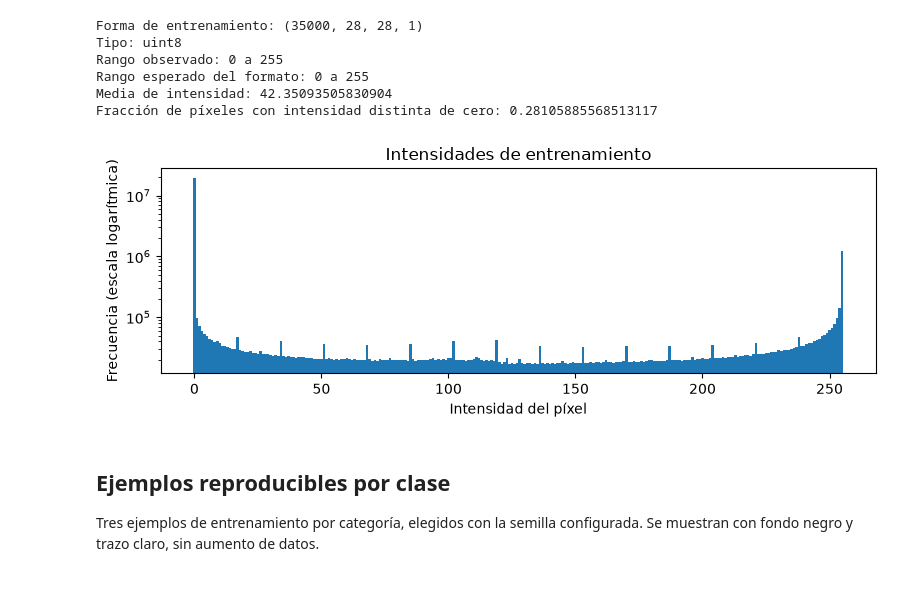
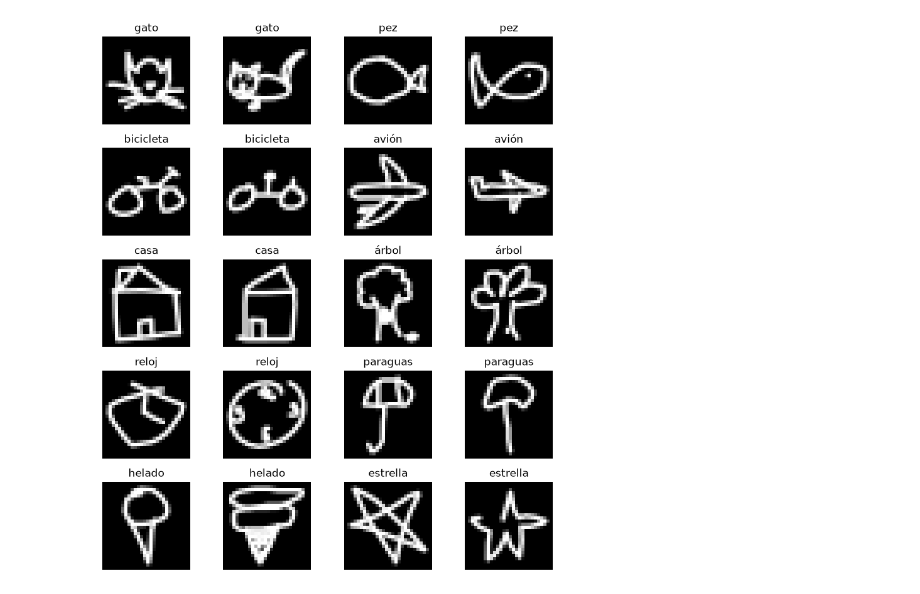
Before and after one commit to SebastianOso/proyecto-deep-learning, a Jupyter notebook: eda.ipynb, the cells around one changed output. Cells and saved outputs as stored; diff of their text form; code cells hidden in the pictures.

```diff
--- a/eda.ipynb
+++ b/eda.ipynb
@@ -3,16 +5,12 @@
 # %%
 %matplotlib inline
-from pathlib import Path
 import numpy as np
 import matplotlib.pyplot as plt
-from IPython.display import display
+from etl import cargar_datos
+from quickdraw_config import CLASES_ES
 
-from etl import cargar_datos, comprobar_sin_fugas, ruta_particiones
-from quickdraw_config import CLASES_ES, leer_json
-
-# Los mismos valores predeterminados que el entrenamiento.
-POR_CLASE = 5000
-SEMILLA = 42
-PRUEBA_CORTA = False
-RAIZ = Path.cwd()  # Ejecutar desde la raíz del repo.
+datos = cargar_datos()
+x_train, y_train = datos['x_train'], datos['y_train']
+x_val, y_val = datos['x_val'], datos['y_val']
+x_test, y_test = datos['x_test'], datos['y_test']
 # %% [markdown]
@@ -107,32 +96,15 @@ Las estadísticas de píxeles y los ejemplos usan exclusivamente entrenamiento.
 # %%
-x_train = datos['x_train']
-print('Forma de entrenamiento:', x_train.shape)
-print('Tipo:', x_train.dtype)
-print('Rango observado:', int(x_train.min()), 'a', int(x_train.max()))
-print('Rango esperado del formato: 0 a 255')
-print('Media de intensidad:', float(x_train.mean()))
-print('Fracción de píxeles con intensidad distinta de cero:',
-      float(np.count_nonzero(x_train) / x_train.size))
-
-fig, ax = plt.subplots(figsize=(8, 3))
-frecuencias = np.bincount(x_train.ravel(), minlength=256)
-ax.bar(np.arange(256), frecuencias, width=1)
-ax.set_yscale('log')
-ax.set_xlabel('Intensidad del píxel')
-ax.set_ylabel('Frecuencia (escala logarítmica)')
-ax.set_title('Intensidades de entrenamiento')
-fig.tight_layout()
-display(fig)
-plt.close(fig)
+rng = np.random.default_rng(42)
+fig, ejes = plt.subplots(5, 4, figsize=(8, 9))
+for clase, nombre in enumerate(CLASES_ES):
+    indices = np.flatnonzero(y_train == clase)
+    elegidos = rng.choice(indices, size=2, replace=False)
+    for columna, indice in enumerate(elegidos):
+        ax = ejes[clase // 2, (clase % 2) * 2 + columna]
+        ax.imshow(x_train[indice, ..., 0], cmap='gray', vmin=0, vmax=255)
+        ax.set_title(nombre)
+        ax.axis('off')
+plt.tight_layout()
+plt.show()
 # %% [output]
-Forma de entrenamiento: (35000, 28, 28, 1)
-Tipo: uint8
-Rango observado: 0 a 255
-Rango esperado del formato: 0 a 255
-Media de intensidad: 42.35093505830904
-Fracción de píxeles con intensidad distinta de cero: 0.28105885568513117
-[figure, old version]
+[figure, new version]
-# %% [markdown]
-## Ejemplos reproducibles por clase
-
-Tres ejemplos de entrenamiento por categoría, elegidos con la semilla configurada. Se muestran con fondo negro y trazo claro, sin aumento de datos.
```
Also changed, not shown: parts of 9 cells of this notebook, 10 other files.
